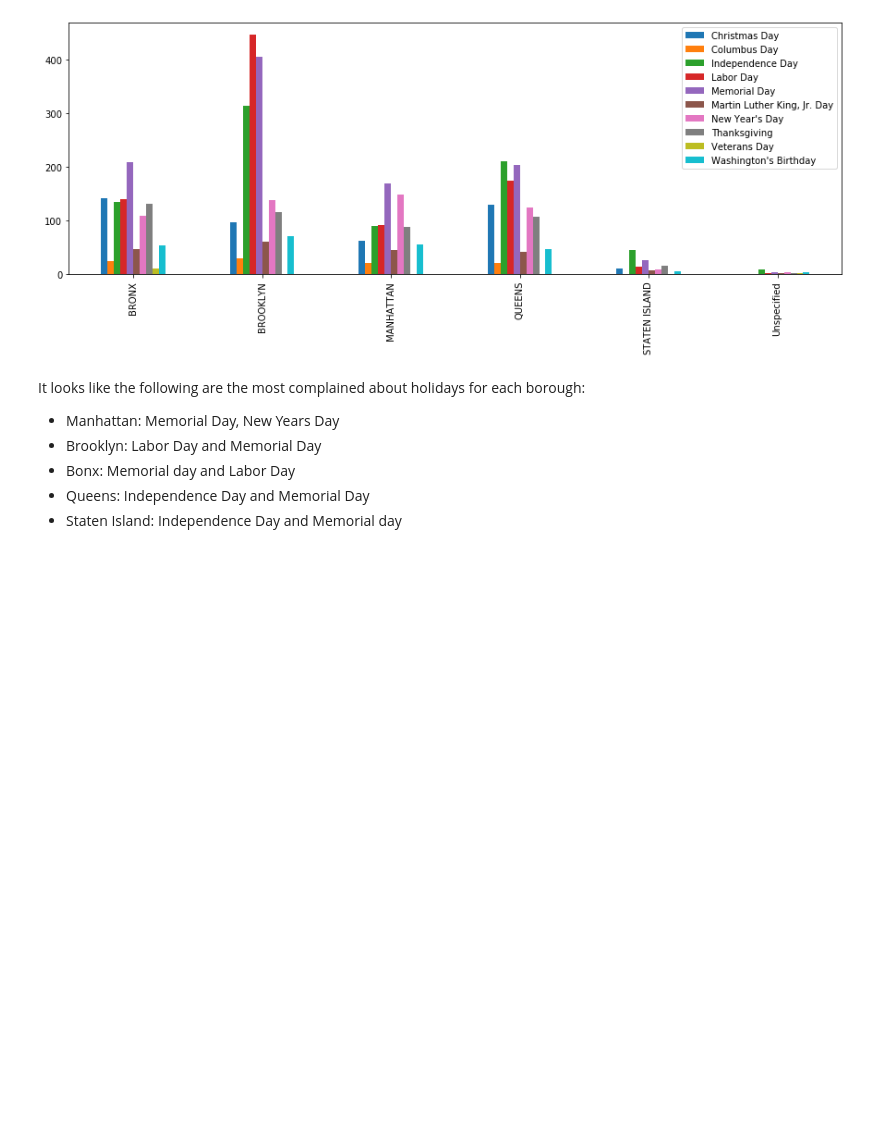
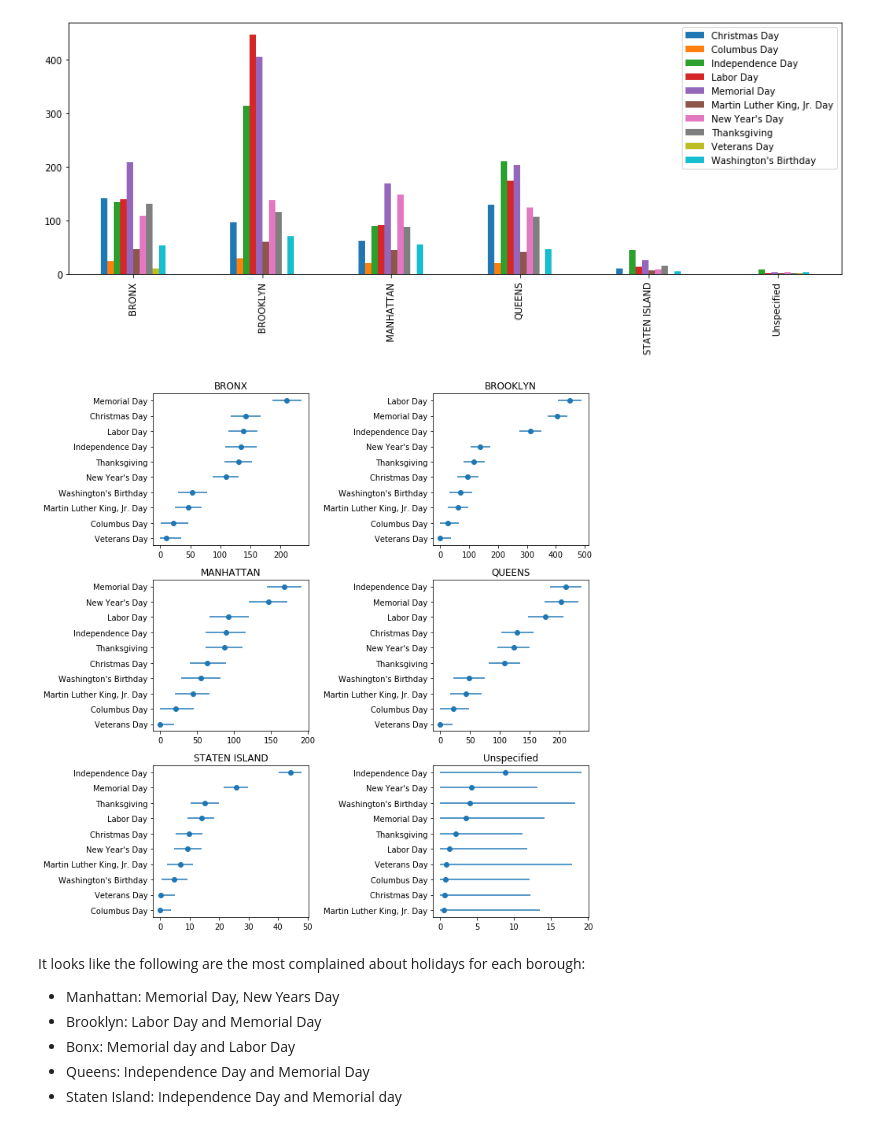
Before and after one commit to stuartlynn/311HolidayCallComplaints, a Jupyter notebook: HolidayNoiseAnalysis.ipynb, the cells around one changed output. Drawn from its saved outputs; the diff is of its cells as text; code cells hidden in the pictures; blank space fills up the shorter version.

```diff
--- a/HolidayNoiseAnalysis.ipynb
+++ b/HolidayNoiseAnalysis.ipynb
@@ -271,7 +327,7 @@ trend_boroughs.head()
 forecasts = {}
 models = {}
 for borough, data in trend_boroughs.groupby('Borough'):
-    m = Prophet()
+    m = Prophet(mcmc_samples = 300)
     m.add_country_holidays(country_name='US')
     m.fit(data.rename(columns={'date':'ds','Descriptor':'y'}))
     future = m.make_future_dataframe(periods=365)
@@ -296,6 +367,15 @@ all_boroughs.T.plot(kind='bar',figsize=(15,5))
 # %% [output]
 <matplotlib.axes._subplots.AxesSubplot at 0x...>
 [figure]
+# %%
+fig, ax = plt.subplots(3,2,figsize=(10,10))
+ax=ax.flatten()
+for index,borough in enumerate(models.keys()):
+    show_holiday_factors(forecasts[borough],ax=ax[index])
+    ax[index].set_title(borough)
+plt.tight_layout()
+# %% [output]
+[figure, added]
 # %% [markdown]
 
 It looks like the following are the most complained about holidays for each borough:
```
Also changed, not shown: parts of 14 cells of this notebook.
